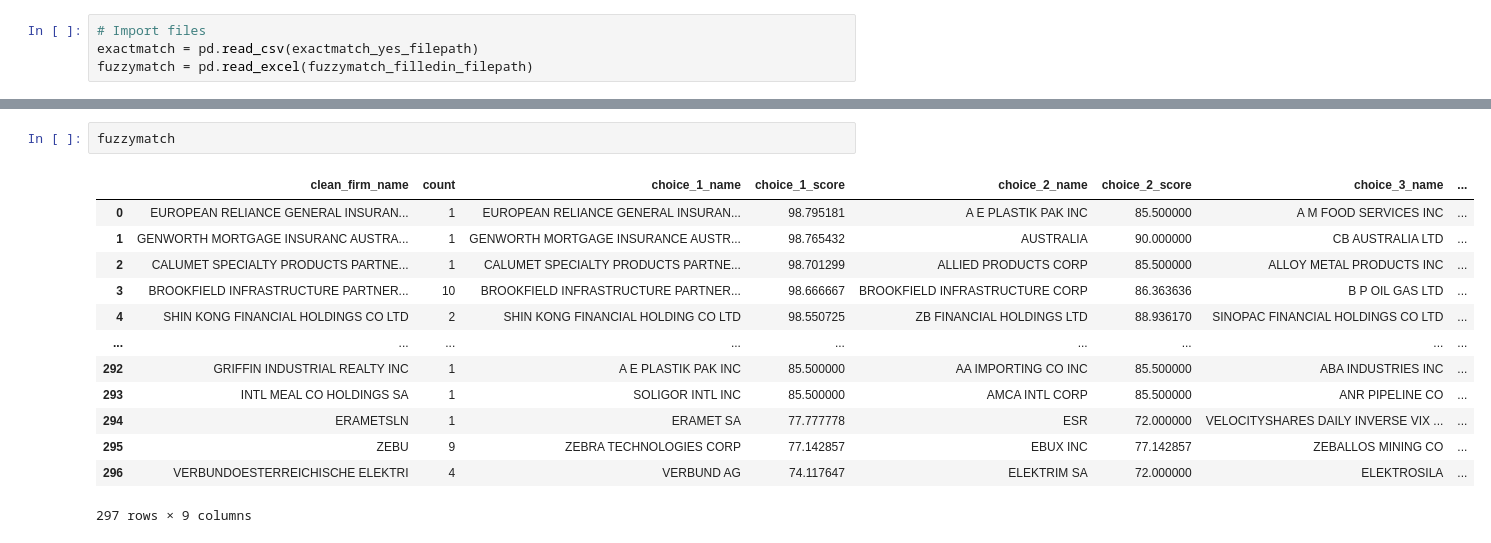
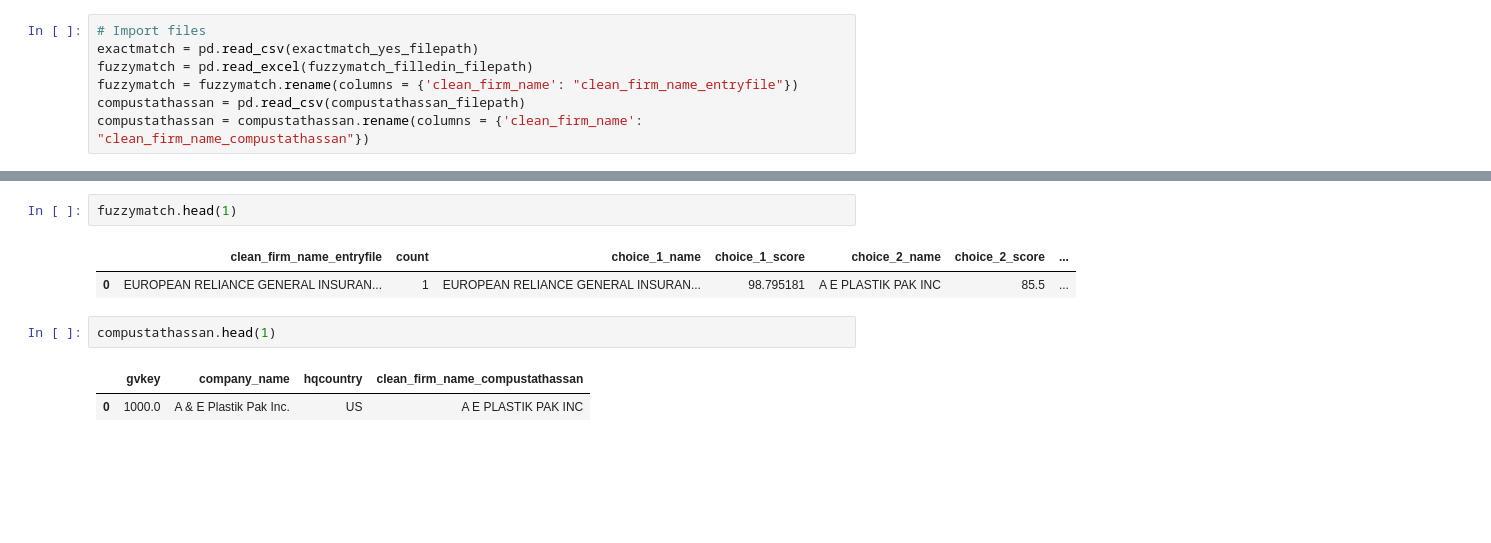
Before and after one commit to jasonjiajs/conference_call_code, a Jupyter notebook: 04_match_firm_names_to_gvkeys/combine_exact_and_fuzzy_matches.ipynb, the cells around one changed output, grey strips where cells are left out. Cells and saved outputs as stored; diff of their text form; blank space fills up the shorter version.

Commit message:
started work on combining exact and fuzzy matches

```diff
--- a/04_match_firm_names_to_gvkeys/combine_exact_and_fuzzy_matches.ipynb
+++ b/04_match_firm_names_to_gvkeys/combine_exact_and_fuzzy_matches.ipynb
@@ -11,4 +13,7 @@ fuzzymatch_filledin_filepath = Path(r"C:\Users\jasonjia\Dropbox\Projects\confere
 # Import files
 exactmatch = pd.read_csv(exactmatch_yes_filepath)
 fuzzymatch = pd.read_excel(fuzzymatch_filledin_filepath)
+fuzzymatch = fuzzymatch.rename(columns = {'clean_firm_name': "clean_firm_name_entryfile"})
+compustathassan = pd.read_csv(compustathassan_filepath)
+compustathassan = compustathassan.rename(columns = {'clean_firm_name': "clean_firm_name_compustathassan"})
 # %%
@@ -30,16 +24,10 @@ exactmatch
 # %%
-fuzzymatch
+fuzzymatch.head(1)
 # %% [output]
-|  | clean_firm_name | count | choice_1_name | choice_1_score | choice_2_name | choice_2_score | choice_3_name | ... |
-| 0 | EUROPEAN RELIANCE GENERAL INSURAN... | 1 | EUROPEAN RELIANCE GENERAL INSURAN... | 98.795181 | A E PLASTIK PAK INC | 85.500000 | A M FOOD SERVICES INC | ... |
-| 1 | GENWORTH MORTGAGE INSURANC AUSTRA... | 1 | GENWORTH MORTGAGE INSURANCE AUSTR... | 98.765432 | AUSTRALIA | 90.000000 | CB AUSTRALIA LTD | ... |
-| 2 | CALUMET SPECIALTY PRODUCTS PARTNE... | 1 | CALUMET SPECIALTY PRODUCTS PARTNE... | 98.701299 | ALLIED PRODUCTS CORP | 85.500000 | ALLOY METAL PRODUCTS INC | ... |
-| 3 | BROOKFIELD INFRASTRUCTURE PARTNER... | 10 | BROOKFIELD INFRASTRUCTURE PARTNER... | 98.666667 | BROOKFIELD INFRASTRUCTURE CORP | 86.363636 | B P OIL GAS LTD | ... |
-| 4 | SHIN KONG FINANCIAL HOLDINGS CO LTD | 2 | SHIN KONG FINANCIAL HOLDING CO LTD | 98.550725 | ZB FINANCIAL HOLDINGS LTD | 88.936170 | SINOPAC FINANCIAL HOLDINGS CO LTD | ... |
-| ... | ... | ... | ... | ... | ... | ... | ... | ... |
-| 292 | GRIFFIN INDUSTRIAL REALTY INC | 1 | A E PLASTIK PAK INC | 85.500000 | AA IMPORTING CO INC | 85.500000 | ABA INDUSTRIES INC | ... |
-| 293 | INTL MEAL CO HOLDINGS SA | 1 | SOLIGOR INTL INC | 85.500000 | AMCA INTL CORP | 85.500000 | ANR PIPELINE CO | ... |
-| 294 | ERAMETSLN | 1 | ERAMET SA | 77.777778 | ESR | 72.000000 | VELOCITYSHARES DAILY INVERSE VIX ... | ... |
-| 295 | ZEBU | 9 | ZEBRA TECHNOLOGIES CORP | 77.142857 | EBUX INC | 77.142857 | ZEBALLOS MINING CO | ... |
-| 296 | VERBUNDOESTERREICHISCHE ELEKTRI | 4 | VERBUND AG | 74.117647 | ELEKTRIM SA | 72.000000 | ELEKTROSILA | ... |
+|  | clean_firm_name_entryfile | count | choice_1_name | choice_1_score | choice_2_name | choice_2_score | ... |
+| 0 | EUROPEAN RELIANCE GENERAL INSURAN... | 1 | EUROPEAN RELIANCE GENERAL INSURAN... | 98.795181 | A E PLASTIK PAK INC | 85.5 | ... |
-297 rows × 9 columns
+# %%
+compustathassan.head(1)
+# %% [output]
+|  | gvkey | company_name | hqcountry | clean_firm_name_compustathassan |
+| 0 | 1000.0 | A & E Plastik Pak Inc. | US | A E PLASTIK PAK INC |
```
Also changed, not shown: parts of 11 cells of this notebook.
